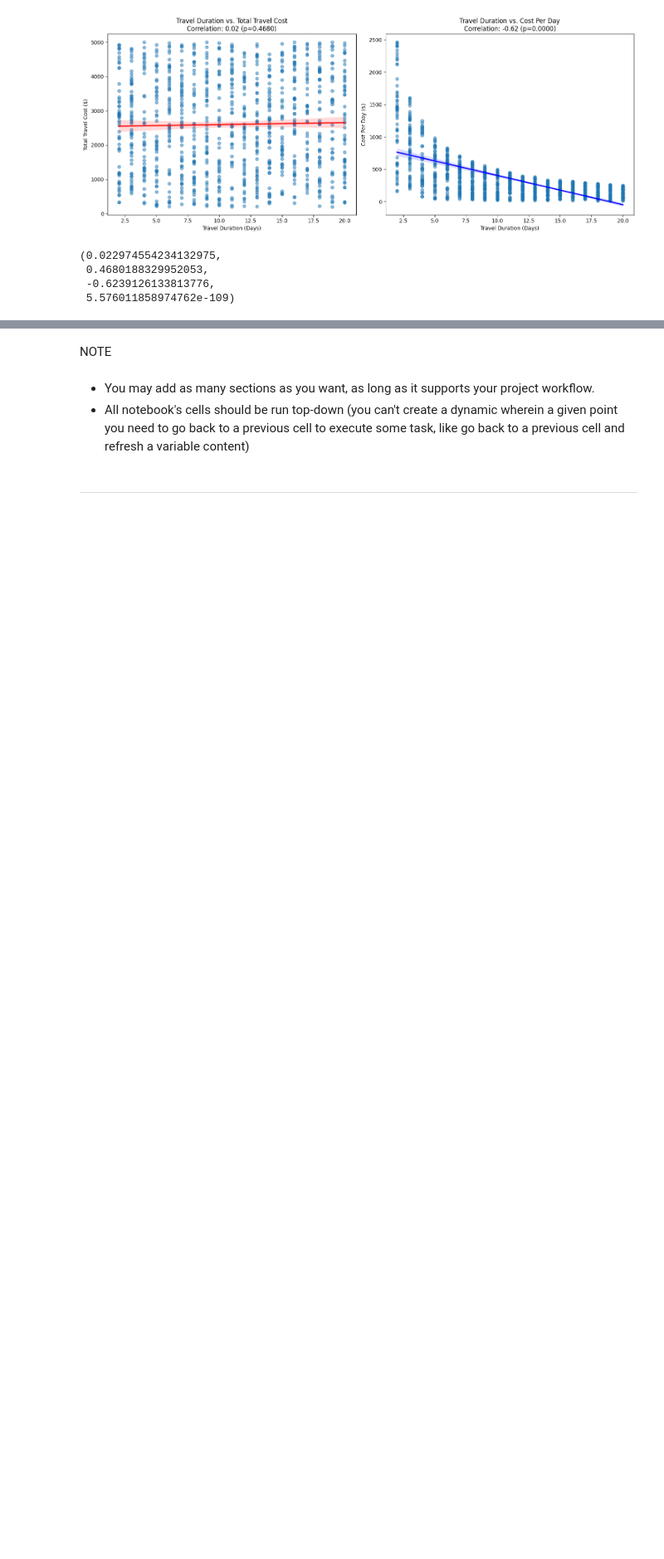
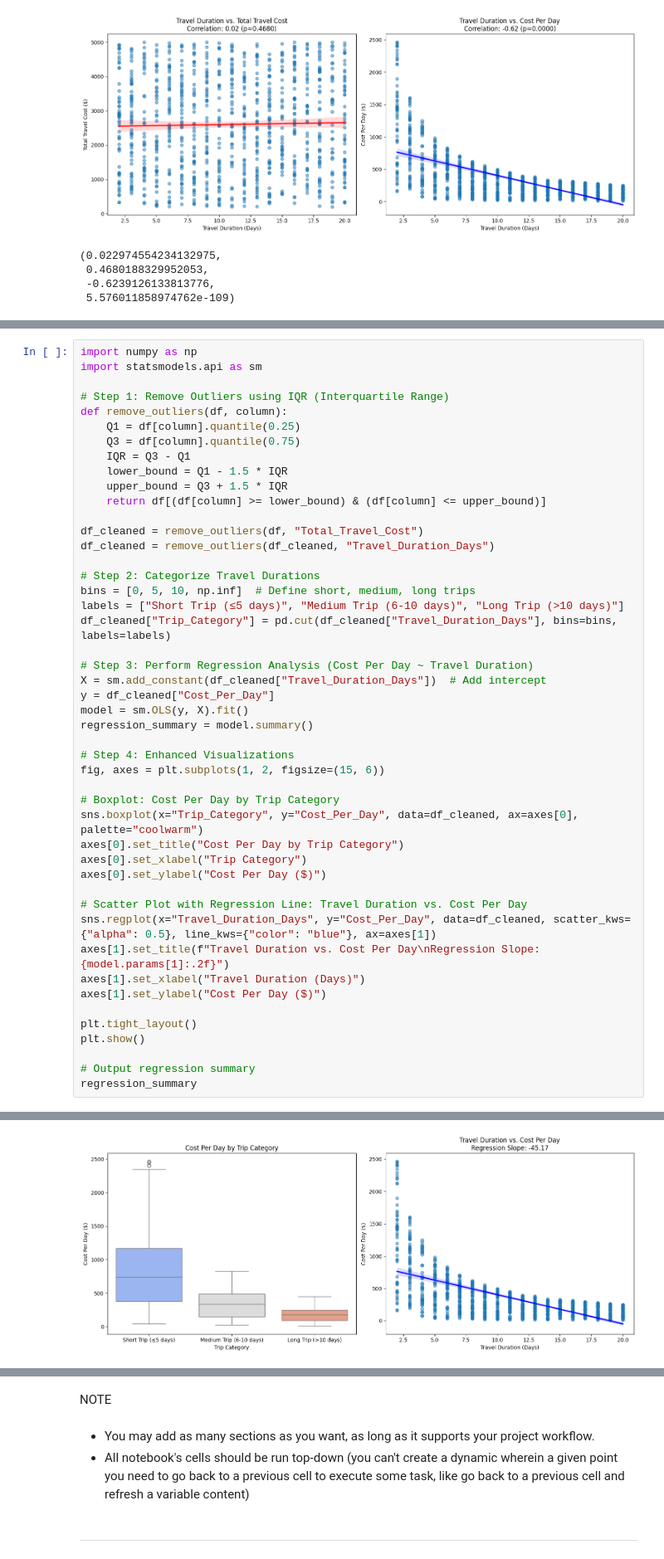
Before and after one commit to Mukti-M/Hackathon2-Team-3, a Jupyter notebook: jupyter_notebooks/Notebook_Template.ipynb, the cells around one changed output, grey strips where cells are left out. Shown at 83% size. Cells and saved outputs as stored; diff of their text form; blank space fills up the shorter version.

Commit message:
added boxplot

```diff
--- a/jupyter_notebooks/Notebook_Template.ipynb
+++ b/jupyter_notebooks/Notebook_Template.ipynb
@@ -232,0 +236,48 @@ correlation_total_cost, p_value_total_cost, correlation_cost_per_day, p_value_co
+# %%
+import numpy as np
+import statsmodels.api as sm
+
+# Step 1: Remove Outliers using IQR (Interquartile Range)
+def remove_outliers(df, column):
+    Q1 = df[column].quantile(0.25)
+    Q3 = df[column].quantile(0.75)
+    IQR = Q3 - Q1
+    lower_bound = Q1 - 1.5 * IQR
+    upper_bound = Q3 + 1.5 * IQR
+    return df[(df[column] >= lower_bound) & (df[column] <= upper_bound)]
+
+df_cleaned = remove_outliers(df, "Total_Travel_Cost")
+df_cleaned = remove_outliers(df_cleaned, "Travel_Duration_Days")
+
+# Step 2: Categorize Travel Durations
+bins = [0, 5, 10, np.inf]  # Define short, medium, long trips
+labels = ["Short Trip (≤5 days)", "Medium Trip (6-10 days)", "Long Trip (>10 days)"]
+df_cleaned["Trip_Category"] = pd.cut(df_cleaned["Travel_Duration_Days"], bins=bins, labels=labels)
+
+# Step 3: Perform Regression Analysis (Cost Per Day ~ Travel Duration)
+X = sm.add_constant(df_cleaned["Travel_Duration_Days"])  # Add intercept
+y = df_cleaned["Cost_Per_Day"]
+model = sm.OLS(y, X).fit()
+regression_summary = model.summary()
+
+# Step 4: Enhanced Visualizations
+fig, axes = plt.subplots(1, 2, figsize=(15, 6))
+
+# Boxplot: Cost Per Day by Trip Category
+sns.boxplot(x="Trip_Category", y="Cost_Per_Day", data=df_cleaned, ax=axes[0], palette="coolwarm")
+axes[0].set_title("Cost Per Day by Trip Category")
+axes[0].set_xlabel("Trip Category")
+axes[0].set_ylabel("Cost Per Day ($)")
+
+# Scatter Plot with Regression Line: Travel Duration vs. Cost Per Day
+sns.regplot(x="Travel_Duration_Days", y="Cost_Per_Day", data=df_cleaned, scatter_kws={"alpha": 0.5}, line_kws={"color": "blue"}, ax=axes[1])
+axes[1].set_title(f"Travel Duration vs. Cost Per Day\nRegression Slope: {model.params[1]:.2f}")
+axes[1].set_xlabel("Travel Duration (Days)")
+axes[1].set_ylabel("Cost Per Day ($)")
+
+plt.tight_layout()
+plt.show()
+
+# Output regression summary
+regression_summary
+# %% [output]
@@ -232,0 +289 @@ correlation_total_cost, p_value_total_cost, correlation_cost_per_day, p_value_co
+[figure, added]
```
Also changed, not shown: parts of 2 cells of this notebook.
